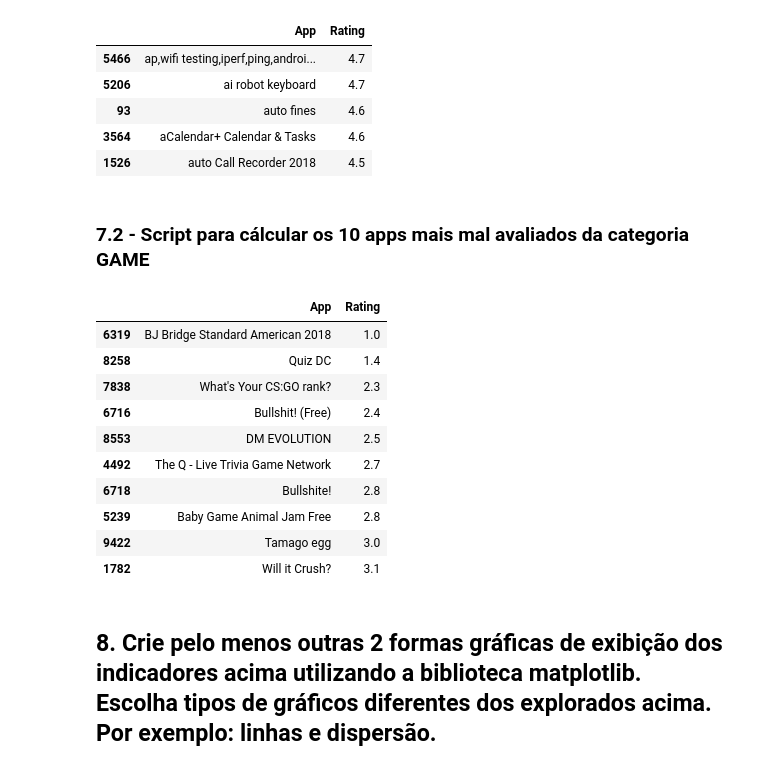
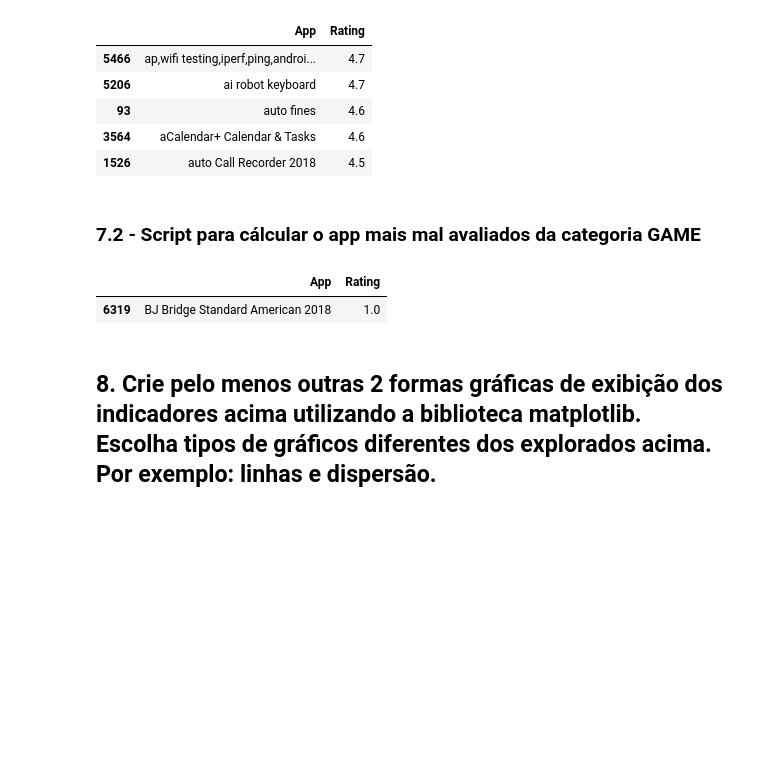
Before and after one commit to TrInfra/Estagio_Data_-Engineer, a Jupyter notebook: Sprint 3/Desafio/Desafio/desafio.ipynb, the cells around one changed output. Saved outputs shown, nothing was run; the diff lists cells and outputs as text; code cells hidden in the pictures; blank space fills up the shorter version.

Commit message:
Concertando Codigo para achar o app mais mal avaliado

```diff
--- a/Sprint 3/Desafio/Desafio/desafio.ipynb
+++ b/Sprint 3/Desafio/Desafio/desafio.ipynb
@@ -157,23 +157,14 @@ display(top_5_apps_rating)
 | 3564 | aCalendar+ Calendar & Tasks | 4.6 |
 | 1526 | auto Call Recorder 2018 | 4.5 |
 # %% [markdown]
-### 7.2 - Script para cálcular os 10 apps mais mal avaliados da categoria GAME
+### 7.2 - Script para cálcular o app mais mal avaliados da categoria GAME
 # %%
 df_ordernar_Categorias = df[df['Category'].str.startswith('GAME', na=False)].sort_values('Rating', ascending=True)
-top_10_apps_rating = df_ordernar_Categorias[['App', 'Rating']].head(10)
-display(top_10_apps_rating)
+app_rating = df_ordernar_Categorias[['App', 'Rating']].head(1)
+display(app_rating )
 # %% [output]
 |  | App | Rating |
 | 6319 | BJ Bridge Standard American 2018 | 1.0 |
-| 8258 | Quiz DC | 1.4 |
-| 7838 | What's Your CS:GO rank? | 2.3 |
-| 6716 | Bullshit! (Free) | 2.4 |
-| 8553 | DM EVOLUTION | 2.5 |
-| 4492 | The Q - Live Trivia Game Network | 2.7 |
-| 6718 | Bullshite! | 2.8 |
-| 5239 | Baby Game Animal Jam Free | 2.8 |
-| 9422 | Tamago egg | 3.0 |
-| 1782 | Will it Crush? | 3.1 |
 # %% [markdown]
 ## 8. Crie pelo menos outras 2 formas gráficas de exibição dos indicadores acima utilizando a biblioteca matplotlib. Escolha tipos de gráficos diferentes dos explorados acima. Por exemplo: linhas e dispersão.
 # %% [markdown]
```
Also changed, not shown: parts of 1 cell of this notebook.
